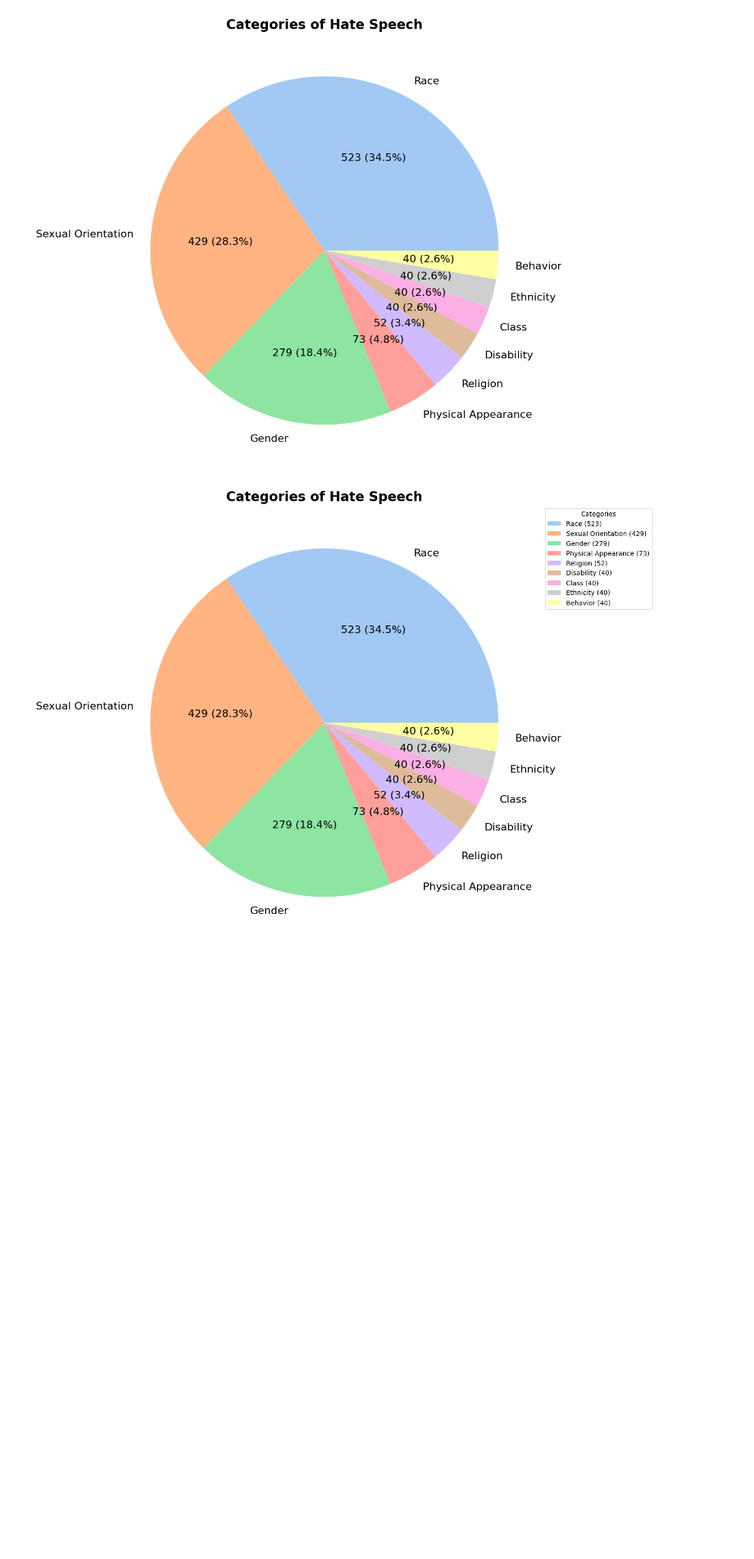
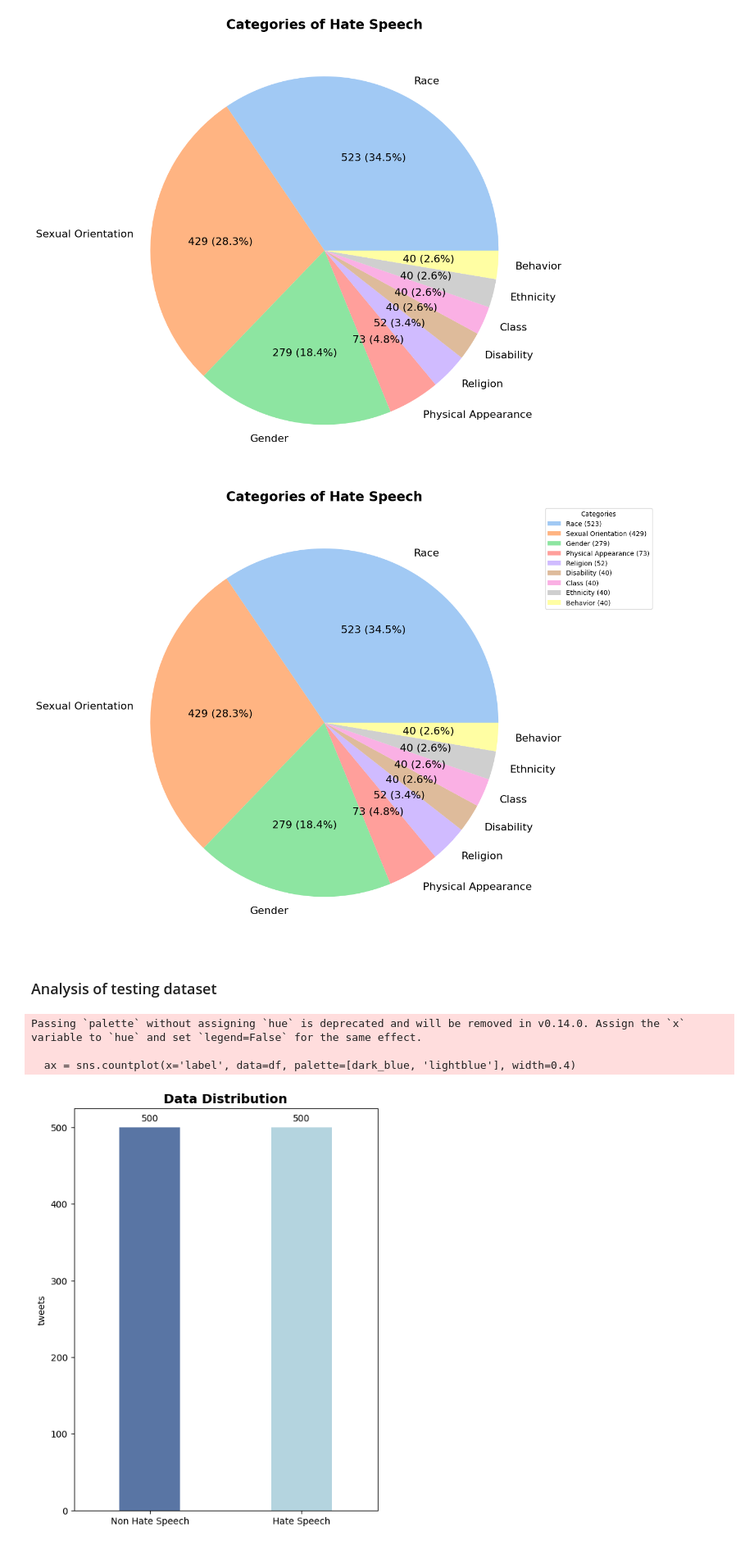
Before and after one commit to wh476/AI4health, a Jupyter notebook: Data analysis.ipynb, the cells around one changed output. Shown at 82% size. Drawn from its saved outputs; the diff is of its cells as text; code cells hidden in the pictures; blank space fills up the shorter version.

```diff
--- a/Data analysis.ipynb
+++ b/Data analysis.ipynb
@@ -100,3 +97,50 @@ plt.title('Categories of Hate Speech', fontweight='bold', fontsize=20)  # Increa
 plt.show()
 # %% [output]
 [figure]
+# %% [markdown]
+### Analysis of testing dataset
+# %%
+df = pd.read_csv('/Users/Hsuweic/Desktop/AI4health/dataset/testing dataset.csv')
+
+# Set a darker shade of blue
+dark_blue = sns.color_palette('deep')[0]
+
+# Plotting the data distribution for 'label'
+plt.figure(figsize=(6, 8))
+plt.title('Data Distribution', fontweight='bold', fontsize=14)
+plt.xlabel(' ')  # Set x-axis label to an empty string
+plt.ylabel('tweets')
+plt.xticks(ticks=[0, 1], labels=['Non Hate Speech', 'Hate Speech'])  # Customize x-axis labels
+
+# Annotate count values on top of each bar
+ax = sns.countplot(x='label', data=df, palette=[dark_blue, 'lightblue'], width=0.4)
+for p in ax.patches:
+    ax.annotate(f'{int(p.get_height())}', (p.get_x() + p.get_width() / 2., p.get_height()),
+                ha='center', va='center', xytext=(0, 10), textcoords='offset points')
+
+# plt.legend(loc='upper right', labels=['Non Hate Speech', 'Hate Speech'])
+plt.show()
+
+# Data distribution for 'categories' column for hate speech (label=1)
+hate_speech_df = df[df['label'] == 1]
+categories_counts = hate_speech_df['categories'].value_counts()
+
+# Plotting the data distribution for 'categories' for hate speech
+plt.figure(figsize=(10, 10))
+plt.title('Categories for Hate Speech')
+plt.xlabel(' ')
+plt.ylabel('tweets')
+plt.xticks(rotation=45, ha='right')  # Rotate x-axis labels for better visibility
+
+# Annotate count values on top of each bar
+ax = sns.countplot(x='categories', data=hate_speech_df, order=categories_counts.index, color=dark_blue, width=0.8)
+for p in ax.patches:
+    ax.annotate(f'{int(p.get_height())}', (p.get_x() + p.get_width() / 2., p.get_height()),
+                ha='center', va='center', xytext=(0, 10), textcoords='offset points')
+
+plt.show()
+# %% [output]
+Passing `palette` without assigning `hue` is deprecated and will be removed in v0.14.0. Assign the `x` variable to `hue` and set `legend=False` for the same effect.
+
+  ax = sns.countplot(x='label', data=df, palette=[dark_blue, 'lightblue'], width=0.4)
+[figure, added]
```
Also changed, not shown: parts of 5 cells of this notebook, 2 other files.
